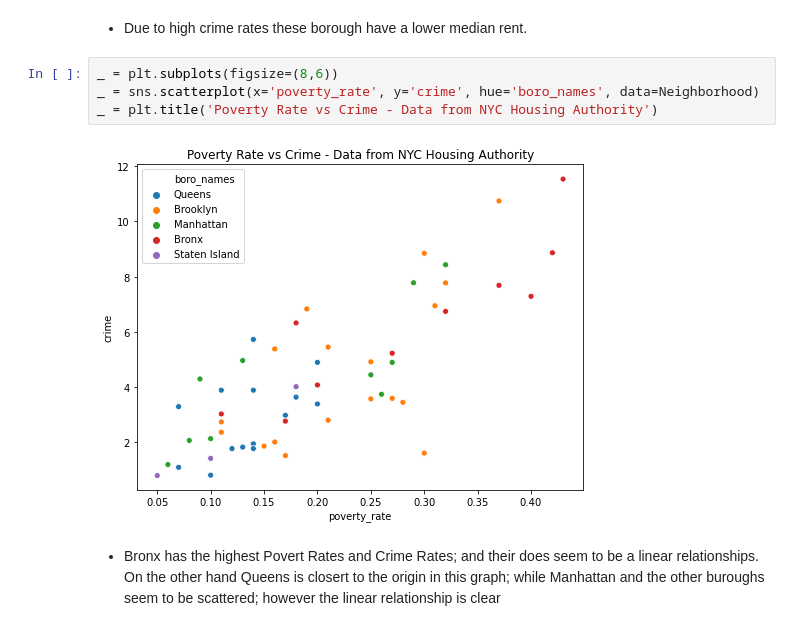
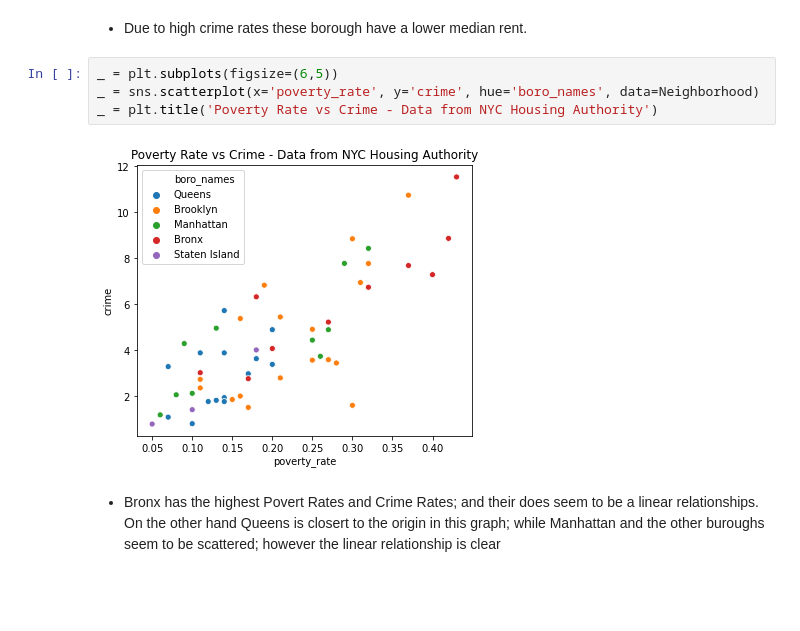
Before and after one commit to Nicolas-Jorq/Capstone-NYC-Rental-Price, a Jupyter notebook: 3 - Exploratory Data Analysis/Capstone 2 - EDA.ipynb, the cells around one changed output. Cells and saved outputs as stored; diff of their text form; blank space fills up the shorter version.

```diff
--- a/3 - Exploratory Data Analysis/Capstone 2 - EDA.ipynb
+++ b/3 - Exploratory Data Analysis/Capstone 2 - EDA.ipynb
@@ -289,11 +288,11 @@ Crime.head(7)
 # %% [markdown]
 - Due to high crime rates these borough have a lower median rent.
 # %%
-_ = plt.subplots(figsize=(8,6))
+_ = plt.subplots(figsize=(6,5))
 _ = sns.scatterplot(x='poverty_rate', y='crime', hue='boro_names', data=Neighborhood)
 _ = plt.title('Poverty Rate vs Crime - Data from NYC Housing Authority')
 # %% [output]
-[figure, old version]
+[figure, new version]
 # %% [markdown]
 - Bronx has the highest Povert Rates and Crime Rates; and their does seem to be a linear relationships. On the other hand Queens is closert to the origin in this graph; while Manhattan and the other buroughs seem to be scattered; however the linear relationship is clear
 # %% [markdown]
```
Also changed, not shown: parts of 5 cells of this notebook, 6 other files.
